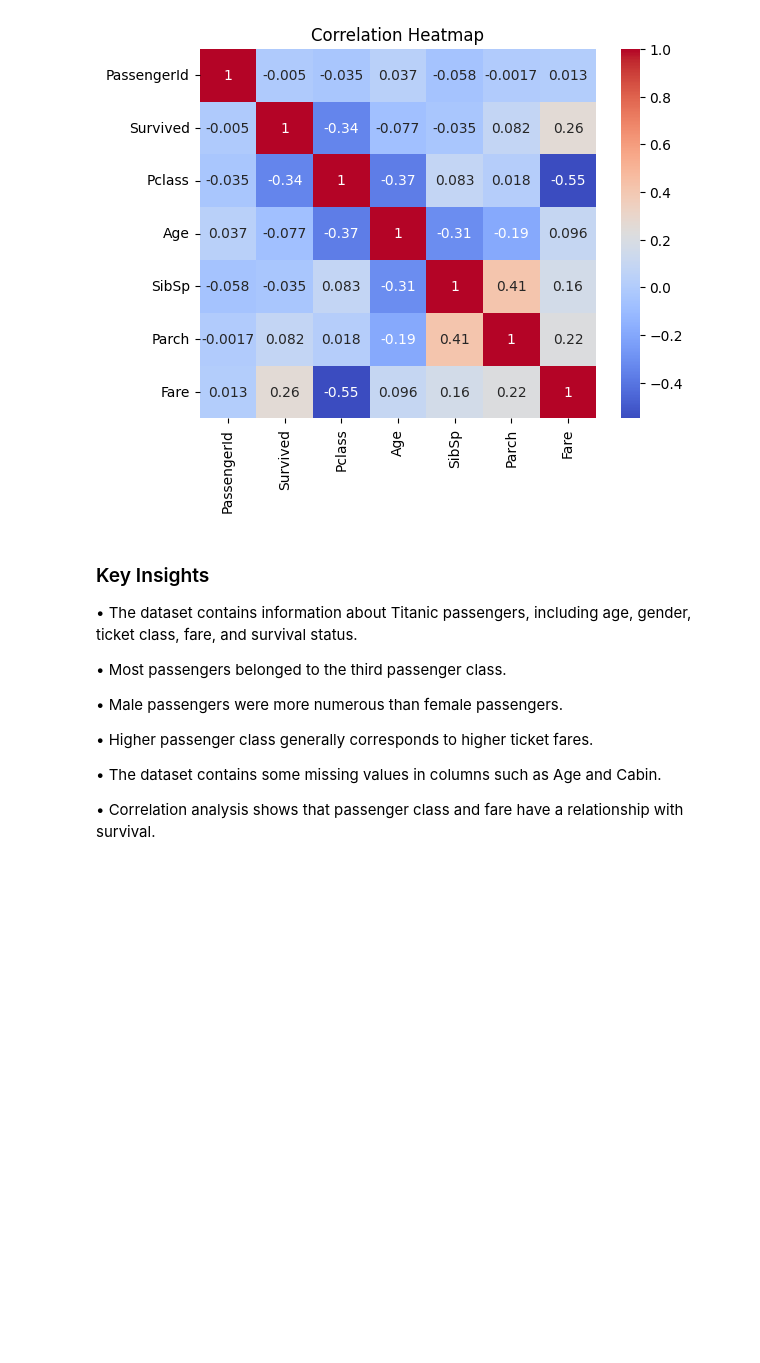
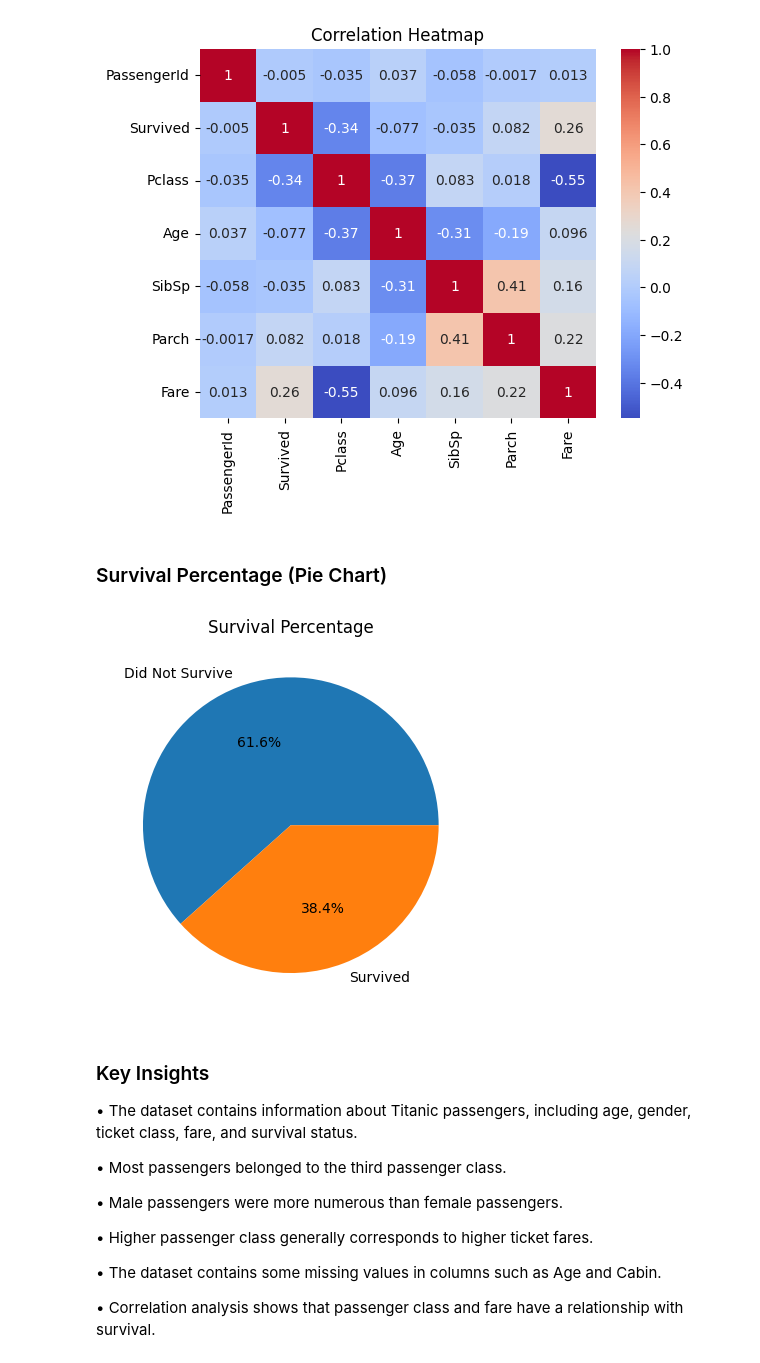
Before and after one commit to Neurobyte001/Mountreach-Technology---Python-Basic-Projects, a Jupyter notebook: Special Assignment.ipynb, the cells around one changed output. Drawn from its saved outputs; the diff is of its cells as text; code cells hidden in the pictures; blank space fills up the shorter version.

```diff
--- a/Special Assignment.ipynb
+++ b/Special Assignment.ipynb
@@ -158,6 +158,22 @@ plt.title("Correlation Heatmap")
 plt.show()
 # %% [output]
 [figure]
+# %% [markdown]
+### Survival Percentage (Pie Chart)
+# %%
+df["Survived"].value_counts().plot(
+    kind="pie",
+    autopct="%1.1f%%",
+    labels=["Did Not Survive","Survived"]
+)
+
+plt.title("Survival Percentage")
+
+plt.ylabel("")
+
+plt.show()
+# %% [output]
+[figure, added]
 # %% [markdown]
 ### Key Insights
 
```
Also changed, not shown: 2 other files.
